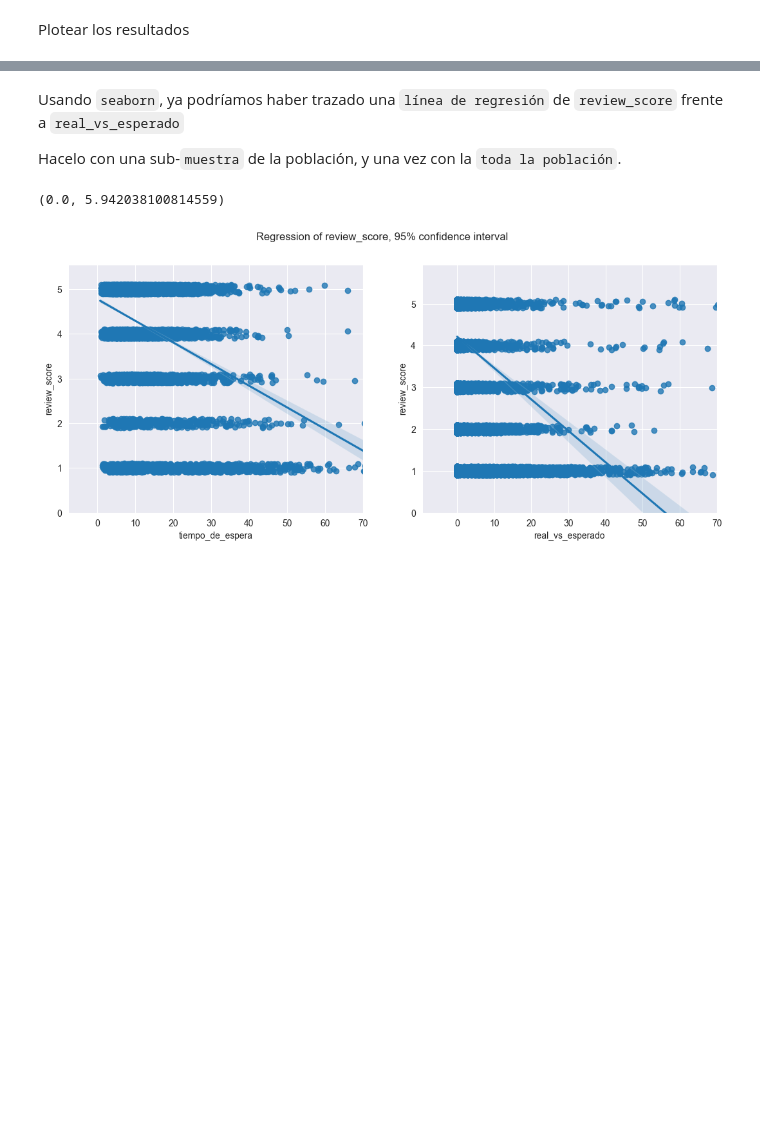
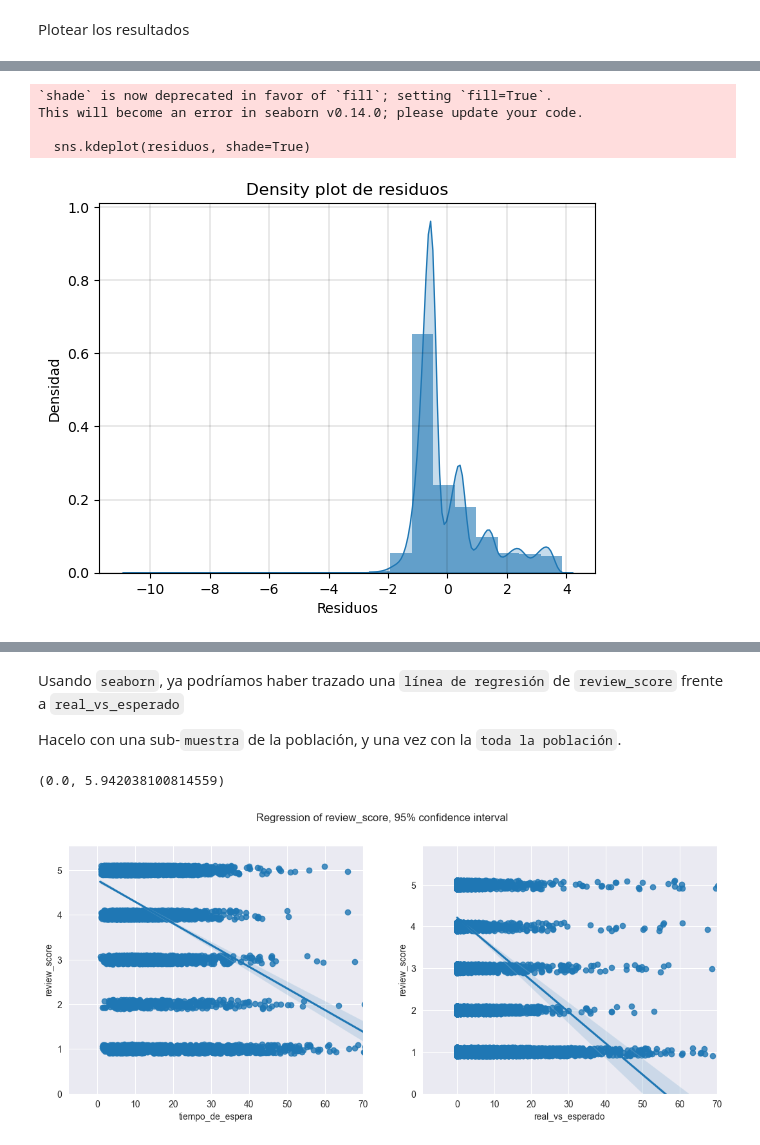
Before and after one commit to lnastri25/POO_UCEMA, a Jupyter notebook: trabajos_practicos/tp_datos/2-ecommerce/ejercicio_orders_part2.ipynb, the cells around one changed output, grey strips where cells are left out. Drawn from its saved outputs; the diff is of its cells as text; code cells hidden in the pictures; blank space fills up the shorter version.

```diff
--- a/trabajos_practicos/tp_datos/2-ecommerce/ejercicio_orders_part2.ipynb
+++ b/trabajos_practicos/tp_datos/2-ecommerce/ejercicio_orders_part2.ipynb
@@ -218,12 +219,12 @@ Index(['Unnamed: 0', 'order_id', 'customer_id', 'order_status',
       dtype='object')
 # %%
 # select features
-features = ['tiempo_de_espera_real', 'real_vs_esperado', 'num_de_produc', 'vendedores_unicos', 'precio', 'transporte', 'distancia_entre_cliente_y_vendedor']
+features = ['tiempo_de_espera', 'real_vs_esperado', 'num_de_produc', 'vendedores_unicos', 'precio', 'transporte', 'distance_seller_customer']
 # %%
 from scipy.stats import zscore
 import pandas as pd
 
-columnas_para_transformar = ['tiempo_de_espera_real', 'real_vs_esperado', 'num_de_produc', 'vendedores_unicos', 'precio', 'transporte', 'distancia_entre_cliente_y_vendedor']
+columnas_para_transformar = ['tiempo_de_espera', 'real_vs_esperado', 'num_de_produc', 'vendedores_unicos', 'precio', 'transporte', 'distance_seller_customer']
 orders_zscore = orders[columnas_para_transformar].apply(zscore)
 orders[columnas_para_transformar] = orders_zscore
 orders
@@ -336,0 +401,18 @@ Text(0.5, 1.0, 'residuals density plot')
+# %%
+import seaborn as sns
+
+residuos = modelo4.predict() - orders['review_score']
+
+sns.kdeplot(residuos, shade=True)
+plt.hist(residuos, bins=20, alpha=0.6, density=True)
+plt.xlabel('Residuos')
+plt.ylabel('Densidad')
+plt.title('Density plot de residuos')
+plt.grid(color='black', linestyle='-', linewidth=0.25, alpha=0.5)
+plt.show()
+# %% [output]
+`shade` is now deprecated in favor of `fill`; setting `fill=True`.
+This will become an error in seaborn v0.14.0; please update your code.
+
+  sns.kdeplot(residuos, shade=True)
+[figure, added]
```
Also changed, not shown: parts of 39 cells of this notebook, 2 other files.
